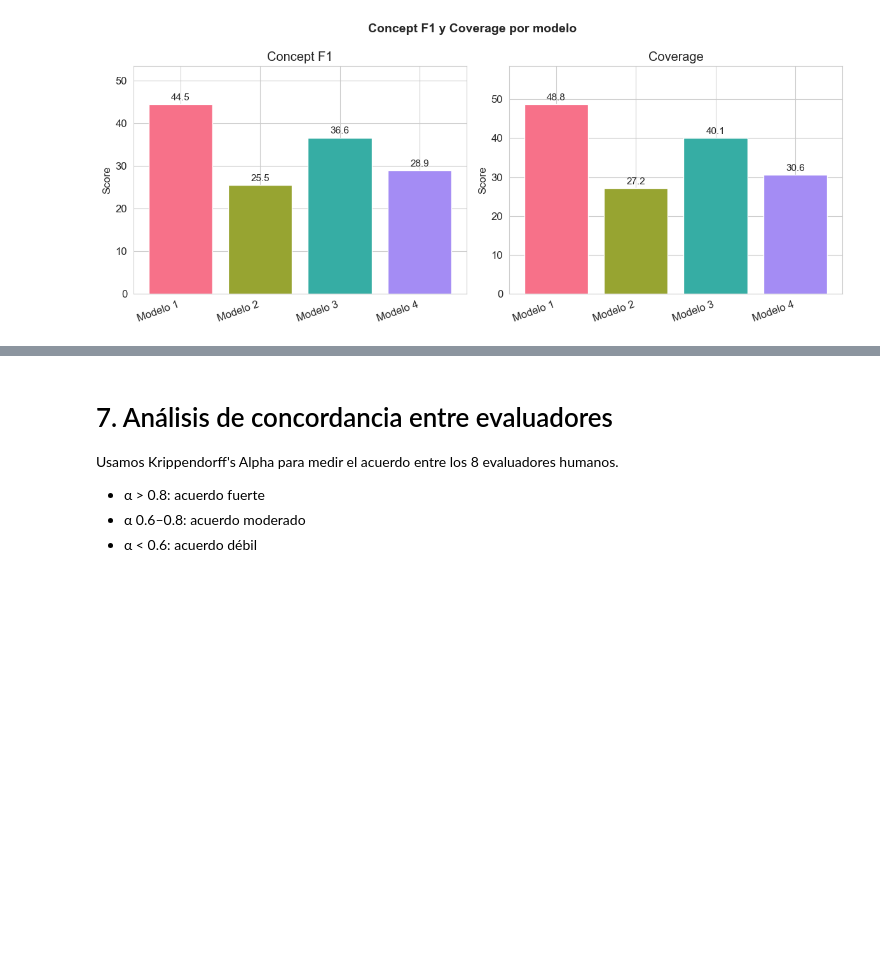
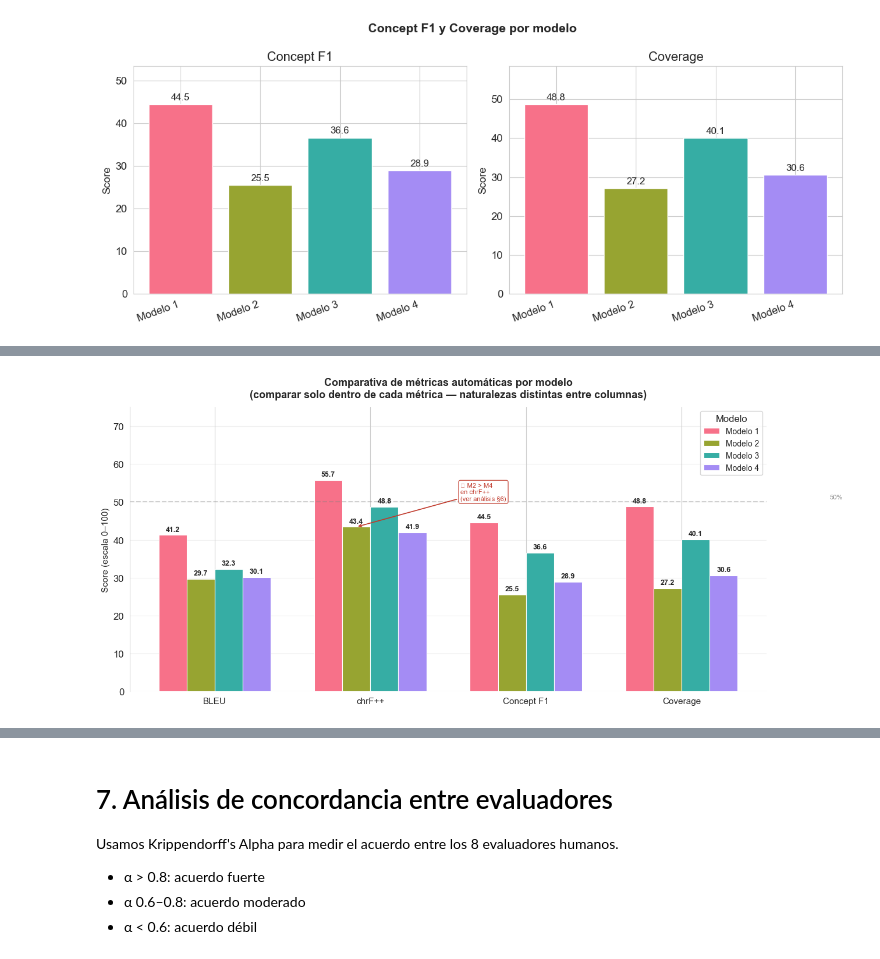
Before and after one commit to BrauSal2103/DataSoftInteligente, a Jupyter notebook: pictogramas_eval.ipynb, the cells around one changed output, grey strips where cells are left out. Cells and saved outputs as stored; diff of their text form; code cells hidden in the pictures; blank space fills up the shorter version.

```diff
--- a/pictogramas_eval.ipynb
+++ b/pictogramas_eval.ipynb
@@ -684,0 +673,81 @@ plt.show()
+# %%
+# ── Grouped Bar Chart — reemplaza el heatmap ───────────────
+#
+# CORRECCIÓN PROFESOR: El heatmap mezclaba métricas de distinta naturaleza
+# en una sola escala de color, induciendo comparaciones inválidas entre
+# métricas (BLEU usa n-gramas + brevity penalty; chrF++ opera a nivel de
+# carácter/palabra; Concept F1 mide overlap de conjuntos; Coverage es
+# recall puro). Un heatmap codifica magnitud relativa entre celdas, lo
+# que solo es válido si todas las celdas son comparables entre sí.
+#
+# Solución: Grouped Bar Chart → cada métrica tiene su propio grupo de
+# barras; la comparación se hace ENTRE MODELOS dentro de cada métrica,
+# que sí es válida (todos usan la misma escala 0–100 para esa métrica).
+# ─────────────────────────────────────────────────────────────────
+
+import numpy as np
+import matplotlib.pyplot as plt
+import seaborn as sns
+
+# ── Configuración ─────────────────────────────────────────────────
+METRICS_PLOT = ["BLEU", "chrF++", "Concept F1", "Coverage"]
+MODELOS      = df_all_metrics["Modelo"].tolist()
+N_METRICS    = len(METRICS_PLOT)
+N_MODELS     = len(MODELOS)
+colors       = sns.color_palette("husl", N_MODELS)
+x            = np.arange(N_METRICS)
+width        = 0.18
+
+# ── Figura ────────────────────────────────────────────────────────
+fig, ax = plt.subplots(figsize=(13, 6))
+
+for i, (modelo, color) in enumerate(zip(MODELOS, colors)):
+    row    = df_all_metrics[df_all_metrics["Modelo"] == modelo].iloc[0]
+    values = [row[m] for m in METRICS_PLOT]
+    offset = (i - N_MODELS / 2 + 0.5) * width
+    bars   = ax.bar(
+        x + offset, values, width,
+        label=modelo, color=color, edgecolor="white", linewidth=0.8
+    )
+    for bar, val in zip(bars, values):
+        ax.text(
+            bar.get_x() + bar.get_width() / 2,
+            bar.get_height() + 0.6,
+            f"{val:.1f}",
+            ha="center", va="bottom", fontsize=9, fontweight="bold"
+        )
+
+# ── Anotación discrepancia chrF++ M2 vs M4 ───────────────────────
+chrf_idx = METRICS_PLOT.index("chrF++")
+m2_chrf  = df_all_metrics[df_all_metrics["Modelo"] == "Modelo 2"]["chrF++"].values[0]
+ax.annotate(
+    "⚠ M2 > M4\nen chrF++\n(ver análisis §6)",
+    xy=(chrf_idx + (1 - N_MODELS / 2 + 0.5) * width, m2_chrf),
+    xytext=(chrf_idx + 0.58, m2_chrf + 7),
+    fontsize=8, color="#c0392b",
+    arrowprops=dict(arrowstyle="->", color="#c0392b", lw=1.2),
+    bbox=dict(boxstyle="round,pad=0.3", fc="white", ec="#c0392b", alpha=0.85)
+)
+
+# ── Estética ──────────────────────────────────────────────────────
+ax.set_xticks(x)
+ax.set_xticklabels(METRICS_PLOT, fontsize=11)
+ax.set_ylabel("Score (escala 0–100)", fontsize=11)
+ax.set_ylim(0, 75)
+ax.set_title(
+    "Comparativa de métricas automáticas por modelo\n"
+    "(comparar solo dentro de cada métrica — naturalezas distintas entre columnas)",
+    fontsize=13, fontweight="bold", pad=12
+)
+ax.legend(title="Modelo", loc="upper right", fontsize=10)
+ax.axhline(50, color="gray", linestyle="--", alpha=0.35)
+ax.text(N_METRICS - 0.05, 50.8, "50%", color="gray", fontsize=8)
+ax.grid(axis="y", alpha=0.3)
+sns.despine(left=False, bottom=True)
+
+plt.tight_layout()
+plt.savefig("comparativa_modelos_grouped_bar.png", dpi=150, bbox_inches="tight")
+plt.show()
+print("Guardado: comparativa_modelos_grouped_bar.png")
+# %% [output]
+[figure, added]
```
Also changed, not shown: parts of 6 cells of this notebook.
